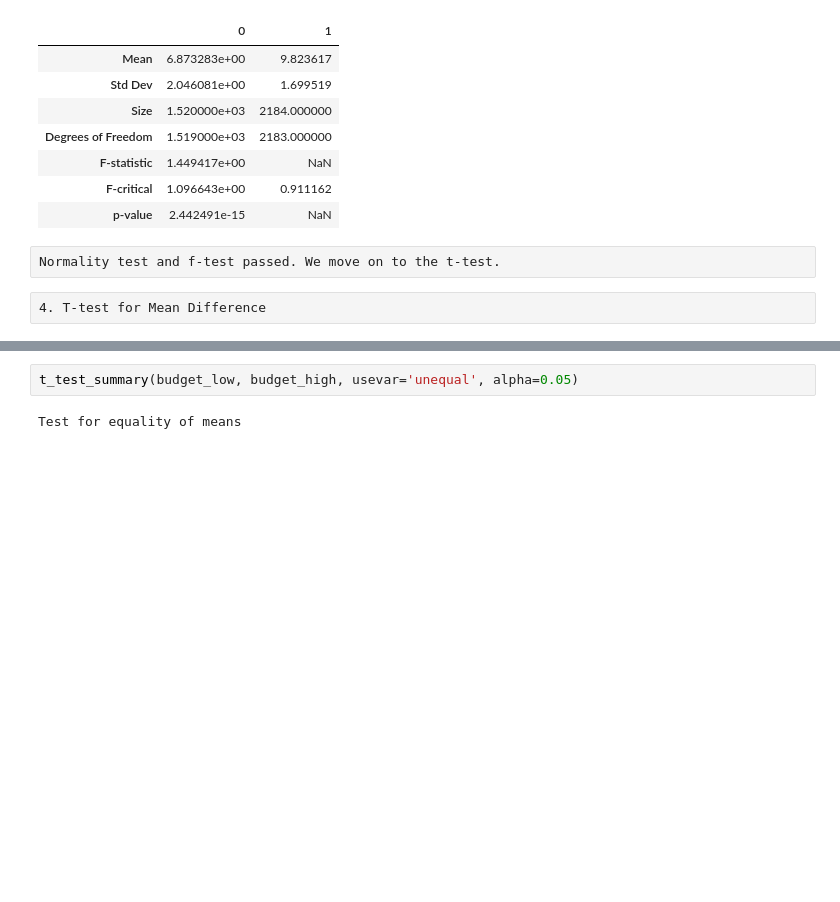
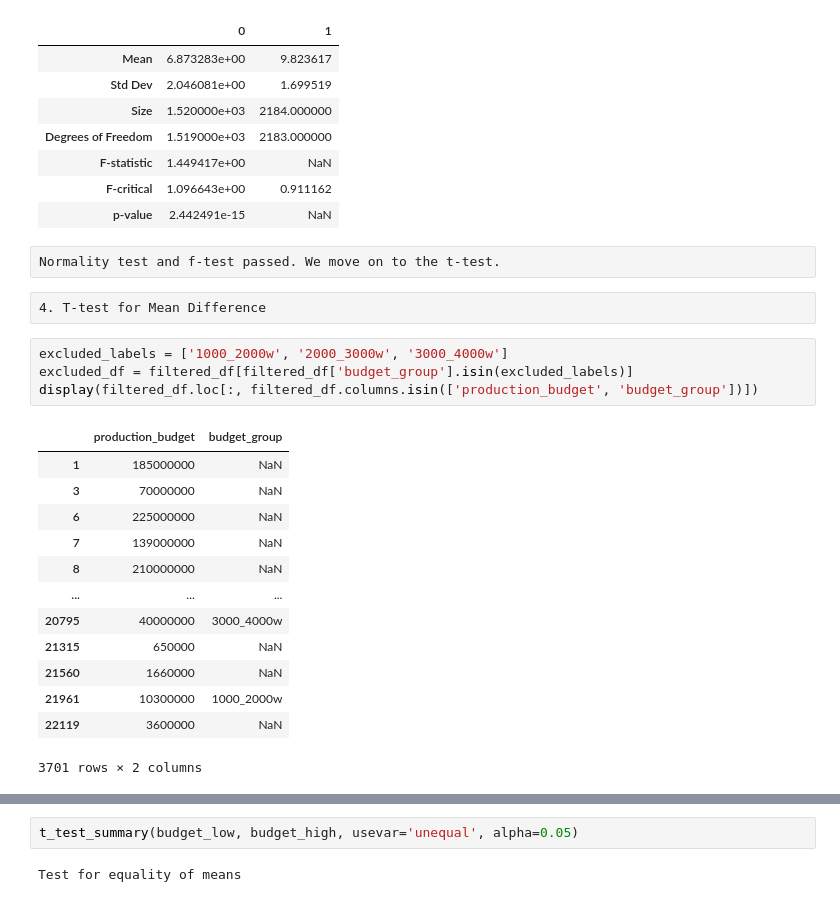
Before and after one commit to Ocean1029/Statistics_Final_Project, a Jupyter notebook: final_code_workspace/task_1_four_group.ipynb, the cells around one changed output, grey strips where cells are left out. Drawn from its saved outputs; the diff is of its cells as text; blank space fills up the shorter version.

```diff
--- a/final_code_workspace/task_1_four_group.ipynb
+++ b/final_code_workspace/task_1_four_group.ipynb
@@ -196,3 +262,21 @@ f_test_variances(budget_low, budget_high, sides=2, alpha=0.05)
 Normality test and f-test passed. We move on to the t-test.
 # %% [raw]
 4. T-test for Mean Difference
+# %%
+excluded_labels = ['1000_2000w', '2000_3000w', '3000_4000w']
+excluded_df = filtered_df[filtered_df['budget_group'].isin(excluded_labels)]
+display(filtered_df.loc[:, filtered_df.columns.isin(['production_budget', 'budget_group'])])
+# %% [output]
+|  | production_budget | budget_group |
+| 1 | 185000000 | NaN |
+| 3 | 70000000 | NaN |
+| 6 | 225000000 | NaN |
+| 7 | 139000000 | NaN |
+| 8 | 210000000 | NaN |
+| ... | ... | ... |
+| 20795 | 40000000 | 3000_4000w |
+| 21315 | 650000 | NaN |
+| 21560 | 1660000 | NaN |
+| 21961 | 10300000 | 1000_2000w |
+| 22119 | 3600000 | NaN |
+3701 rows × 2 columns
```
Also changed, not shown: parts of 10 cells of this notebook.
